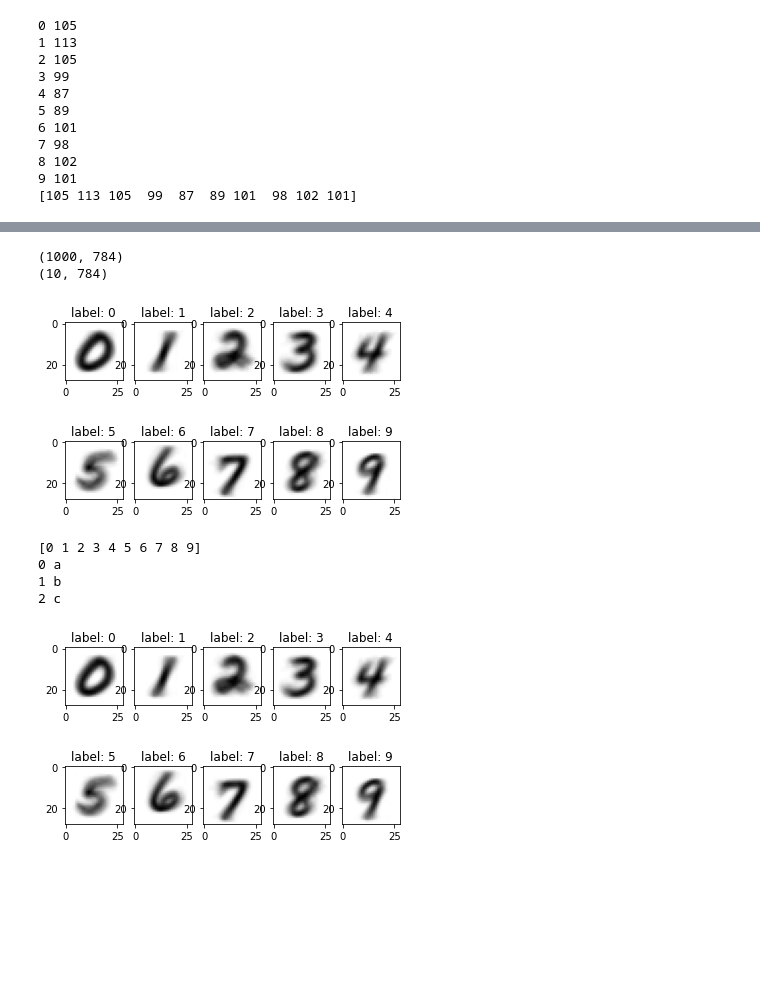
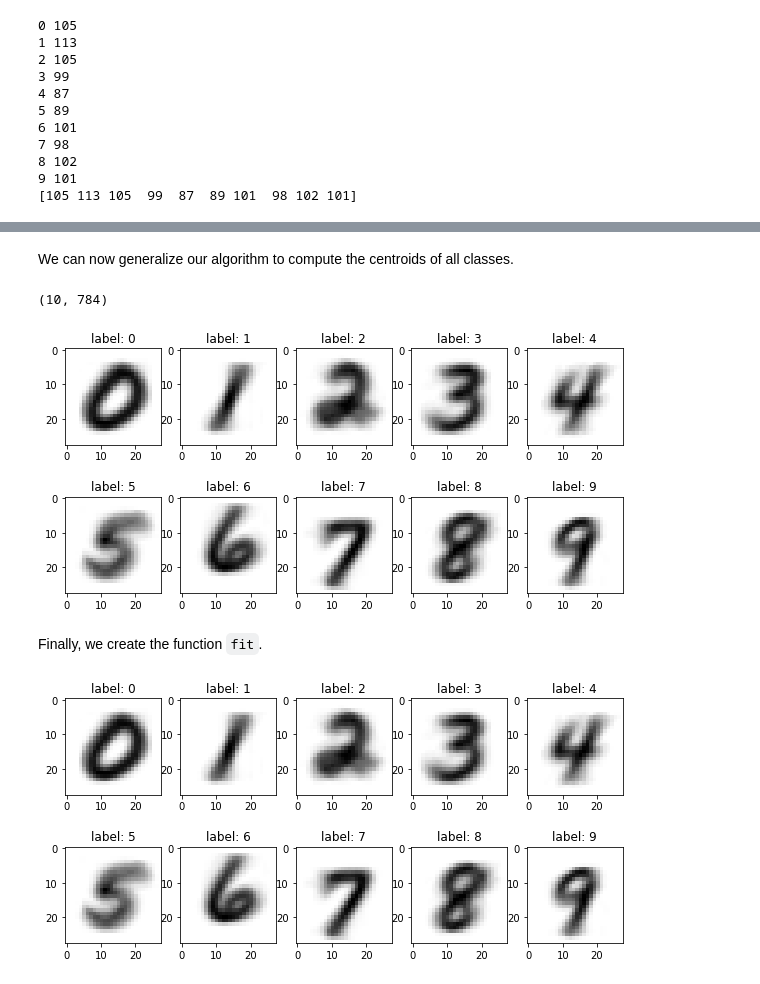
Before and after one commit to unica-isde/isde, a Jupyter notebook: notebooks/lab02.ipynb, the cells around one changed output, grey strips where cells are left out. Cells and saved outputs as stored; diff of their text form; code cells hidden in the pictures; blank space fills up the shorter version.

````diff
--- a/notebooks/lab02.ipynb
+++ b/notebooks/lab02.ipynb
@@ -47,5 +53,5 @@ print(x, type(x))
 # %%
-num_classes = 10
+num_classes = np.unique(y).size  # number of unique elements in y
 counts = np.zeros(shape=(num_classes,), dtype=int)
 
 for i in range(num_classes):
@@ -70,13 +78,19 @@ import matplotlib.pyplot as plt
 
 
 def plot_image(im, shape=(28,28)):
+    '''Plot one image after reshaping.'''
     im = im.reshape(shape)  # reshape the digit to be 28x28
     plt.imshow(im, cmap='binary')
 
+def plot_ten_images(x, y, shape=(28,28)):
+    '''Plot the first ten images from x in a 2x5 plot, after reshaping.'''
+    plt.figure(figsize=(10,5))  # new figure with height=5, width=10
+    for i in range(10):
+        plt.subplot(2, 5, i+1)
+        image = x[i, :]
+        plot_image(image, shape=shape)
+        plt.title("label: " + str(y[i]))
 
-for i in range(10):
-    plt.subplot(2, 5, i+1)
-    image = x[i, :]
-    plot_image(image)
-    plt.title("label: " + str(y[i]))
+
+plot_ten_images(x,y,shape=(28,28))
 # %% [output]
@@ -89,11 +109,7 @@ y0 = y[y==0]
 print(y0.size)
 print(x0.shape[0])
 
-for i in range(10):
-    plt.subplot(2, 5, i+1)
-    image = x0[i, :]
-    plot_image(image)
-    plt.title("label: " + str(y0[i]))
+plot_ten_images(x0,y0,shape=(28,28))
 
 centroid0 = x0.mean(axis=0)
 print(centroid0.shape)
@@ -110,29 +125,24 @@ plot_image(centroid0)
+# %% [markdown]
+We can now generalize our algorithm to compute the centroids of all classes.
 # %%
 # compute centroid for each class
-
-print(x.shape)
-
 num_features = x.shape[1]
 centroids = np.zeros(shape=(num_classes, num_features))
+labels = np.zeros(shape=(num_classes, ), dtype='int')
 print(centroids.shape)
 
 for i in range(num_classes):
     xi = x[y==i, :]  # all digits from class i
     centroids[i,:] = xi.mean(axis=0)  # average digit for class i
+    labels[i] = i  # label of i-th centroid
 
-for i in range(10):
-    plt.subplot(2, 5, i+1)
-    plot_image(centroids[i, :])
-    plt.title("label: " + str(i))
+plot_ten_images(centroids,labels,shape=(28,28))
 # %% [output]
-(1000, 784)
 (10, 784)
-[figure, old version]
+[figure, new version]
+# %% [markdown]
+Finally, we create the function ```fit```.
 # %%
-# wrap it into the fit function
-
-print(np.unique(y))
-
 def fit(x_tr, y_tr):
     """Estimate the centroid for each class from the training data"""
     labels = np.unique(y_tr)
@@ -146,20 +156,6 @@ def fit(x_tr, y_tr):
 
 centroids, labels = fit(x, y)
 
-for i in range(10):
-    plt.subplot(2, 5, i+1)
-    plot_image(centroids[i, :])
-    plt.title("label: " + str(labels[i]))
-
-
-
-names = ['a', 'b', 'c']
-
-for i, name in enumerate(names):
-    print(i, name)
+plot_ten_images(centroids,labels,shape=(28,28))
 # %% [output]
-[0 1 2 3 4 5 6 7 8 9]
-0 a
-1 b
-2 c
-[figure, old version]
+[figure, new version]
````
Also changed, not shown: parts of 10 cells of this notebook.
